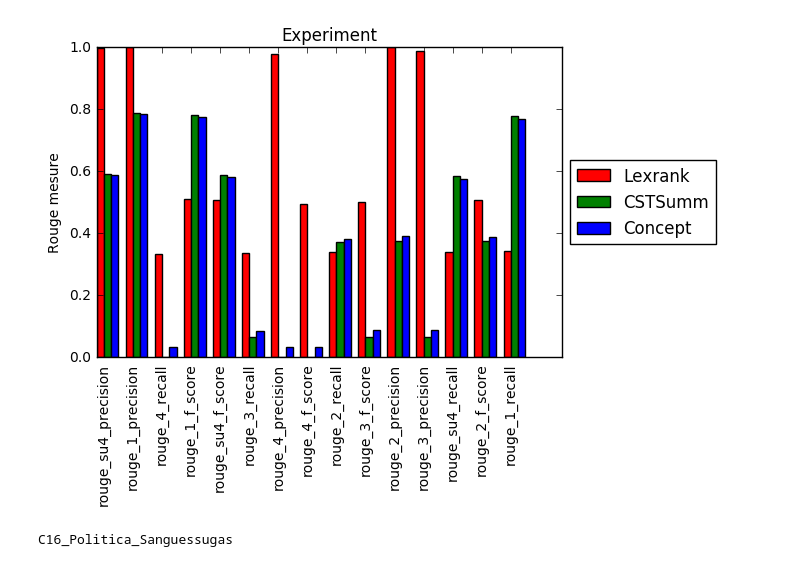
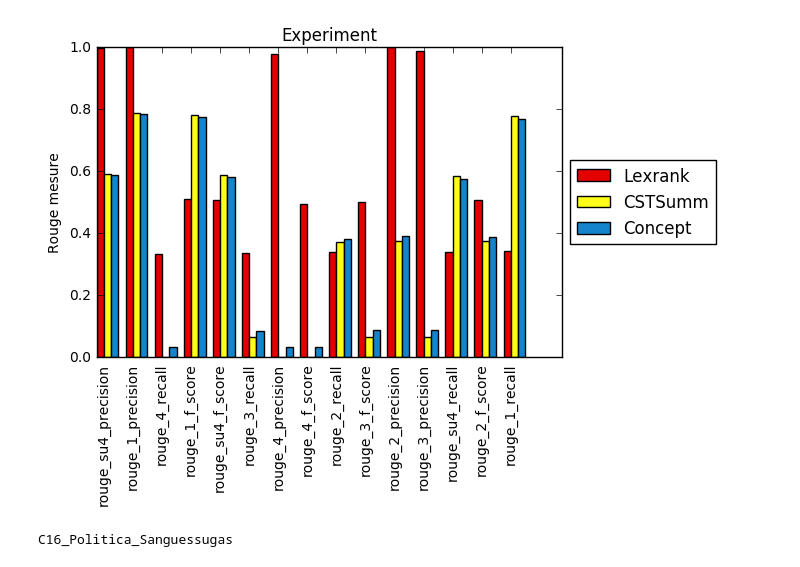
Before and after one commit to anaschwendler/tcc, a Jupyter notebook: barchartexample.ipynb, the cells around one changed output. Saved outputs shown, nothing was run; the diff lists cells and outputs as text; code cells hidden in the pictures.

Commit message:
Change plot colors :rainbow:

```diff
--- a/barchartexample.ipynb
+++ b/barchartexample.ipynb
@@ -16,38 +16,38 @@ lexrank = {'rouge_su4_precision': 0.99942, 'rouge_1_precision': 1.0, 'rouge_4_re
             'rouge_3_f_score': 0.50266, 'rouge_3_precision': 0.98951, 'rouge_2_precision': 1.0,
             'rouge_2_f_score': 0.50886, 'rouge_1_recall': 0.34204, 'rouge_su4_recall': 0.33975}
 
-rects1 = ax.bar(ind, lexrank.values(), width, color='r')
+rects1 = ax.bar(ind, lexrank.values(), width, color='#E50000')
 
 cstsumm = {'rouge_su4_precision': 0.59124, 'rouge_1_precision': 0.78723, 'rouge_4_recall': 0.0,
            'rouge_1_f_score': 0.78307, 'rouge_su4_f_score': 0.58802, 'rouge_3_recall': 0.06452,
            'rouge_4_precision': 0.0, 'rouge_4_f_score': 0.0, 'rouge_2_recall': 0.37234,
            'rouge_3_f_score': 0.06487, 'rouge_3_precision': 0.06522, 'rouge_2_precision': 0.37634,
            'rouge_2_f_score': 0.37433, 'rouge_1_recall': 0.77895, 'rouge_su4_recall': 0.58484}
 
-rects2 = ax.bar(ind + width, cstsumm.values(), width, color='g')
+rects2 = ax.bar(ind + width, cstsumm.values(), width, color='#FFFC19')
 
 conceptsumm = {'rouge_su4_precision': 0.58856, 'rouge_1_precision': 0.78495, 'rouge_4_recall': 0.03261,
                'rouge_1_f_score': 0.7766, 'rouge_su4_f_score': 0.58212, 'rouge_3_recall': 0.08602,
                'rouge_4_precision': 0.03333, 'rouge_4_f_score': 0.03297, 'rouge_2_recall': 0.38298,
                'rouge_3_f_score': 0.08695, 'rouge_3_precision': 0.08791, 'rouge_2_precision': 0.3913,
                'rouge_2_f_score': 0.3871, 'rouge_1_recall': 0.76842, 'rouge_su4_recall': 0.57581}
 
-rects3 = ax.bar(ind + width + width, conceptsumm.values(), width, color='b')
+rects3 = ax.bar(ind + width + width, conceptsumm.values(), width, color='#1485CC')
 
 # add some text for labels, title and axes ticks
 ax.set_ylabel('Rouge mesure')
 ax.set_title('Experiment')
 ax.set_xticks(ind + width)
 label = ax.set_xticklabels(lexrank.keys())
 plt.setp(label, rotation=90)
 
 ax.legend(bbox_to_anchor=(1.1, 1.05))
 
 ax.legend((rects1[0], rects2[0], rects3[0]), ('Lexrank', 'CSTSumm', 'Concept'), loc='center left', bbox_to_anchor=(1, 0.5))
 
 plt.show()
 # %% [output]
-[figure, old version]
+[figure, new version]
 # %%
 # http://matplotlib.org/examples/api/barchart_demo.html
 import numpy as np
```
